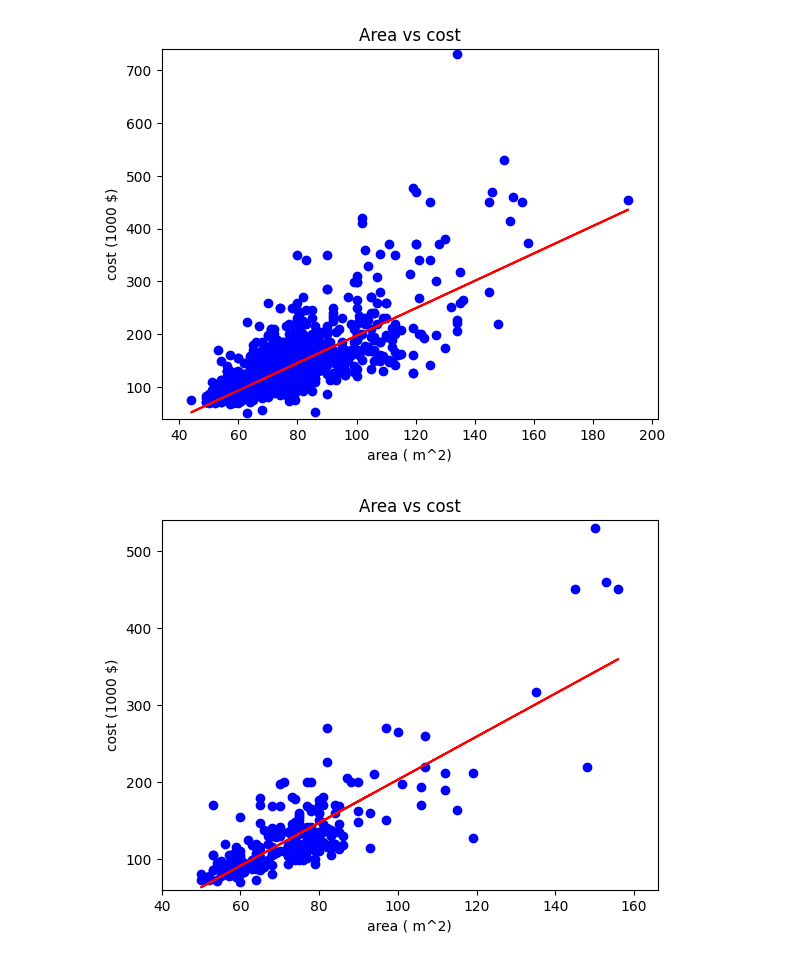
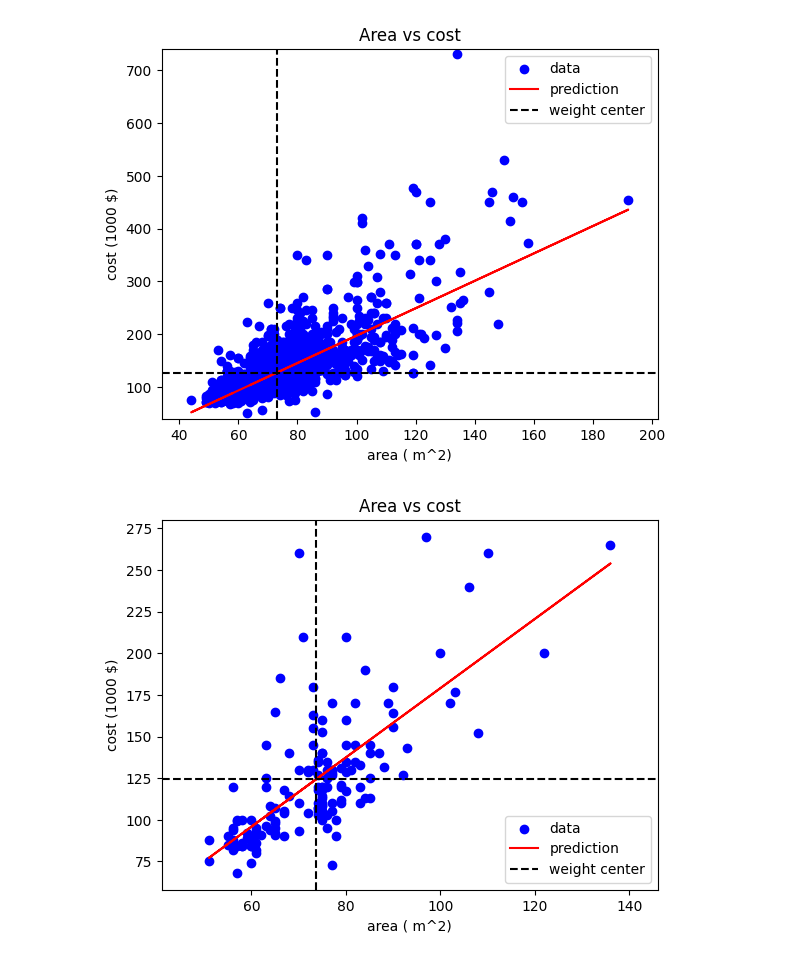
Before and after one commit to SmeysyaHromche/0MS, a Jupyter notebook: slr.ipynb, the cells around one changed output. Saved outputs shown, nothing was run; the diff lists cells and outputs as text; code cells hidden in the pictures.

```diff
--- a/slr.ipynb
+++ b/slr.ipynb
@@ -9,7 +9,7 @@ class SLR():
     '''
 
     Class for implementing a Simple Linear Regression(SLR) algorithm
-    based on data on the ratio of sizes and prices of apartments in Moscow
+    based on data on the ratio of floats sizes and prices
 
 
     '''
@@ -24,10 +24,9 @@ class SLR():
             _solution [pd.DataFrame]: dataframe with experiments output
 
         '''
-        self.PATH_TO_DATASET = 'dataset/flats_moscow.csv'
+        self.PATH_TO_DATASET = 'dataset/flats.csv'
         self._dataset= pd.DataFrame()
         self._solution = pd.DataFrame(columns=['sample_size', 'Y', 'Pr Y', 'A', 'B', 'E', 'X*E', 'r', 'R^2'])
-        self._exp_cnt = 1
 
 
     def LoadDataSet(self)->None:
@@ -94,23 +93,27 @@ class SLR():
             viz_with_err [bool]: vizualization with error relation between original and predict Y
         '''
 
-        plt.scatter(x, y, marker='o', color='blue')  # original relation
+        plt.scatter(x, y, marker='o', color='blue', label='data')  # original relation
 
         plt.axis([x.min()-10, x.max()+10, y.min()-10, y.max()+10])
 
-        plt.plot(x, y_predict, color='red')  # prediction
+        plt.plot(x, y_predict, color='red', label='prediction')  # prediction
 
         if with_err:  # viz relation between predicted and real Y
             point = 0
+            lab = 'error'
             for x_it, y_it, y_pr_it, e_it in np.nditer([x, y, y_predict, e]):  # one time iteration on many np arrays
                 point += 1
                 print(f'Point {point}: y_original={y_it}, y_predict={y_pr_it}, error={e_it}')
-                plt.plot([x_it, x_it], [y_pr_it, y_pr_it+e_it], color='green')  # e = y_real - y_predict
+                plt.plot([x_it, x_it], [y_pr_it, y_pr_it+e_it], color='green', label=lab)  # e = y_real - y_predict
+                lab=None
+        plt.axhline(y=np.mean(y), color='black', linestyle='--', label='weight center')
+        plt.axvline(x=np.mean(x), color='black', linestyle='--')
 
         plt.xlabel('area ( m^2)')
         plt.ylabel('cost (1000 $)')
         plt.title('Area vs cost')
-
+        plt.legend()
         plt.show()
 
     def _LinearRelation(self, x:np.array, y:np.array, x_avg:float, y_avg:float)->tuple[float, float, np.array]:
@@ -166,7 +169,7 @@ class SLR():
 
         Return:
 
-            [float]: correlation coeficient
+            [float]: sample correlation coeficient
             [float]: coeficient of Determination
 
         '''
@@ -257,8 +260,7 @@ class SLR():
             if count == 1:  # vizual for only one experiment
                 self._Vizualization(x, y, y_predict, e, viz_with_err)
 
-        self._solution.to_excel(f'solutions/Experiment_{self._exp_cnt}.xlsx', index=True)  # store output
-        self._exp_cnt += 1
+        self._solution.to_excel(f'solutions/Experiment.xlsx', index=True)  # store output
 # %%
 # Prepare data
 
@@ -271,14 +273,14 @@ SLR_solution.LoadDataSet()
 
 SLR_solution.Experiment(count=1, full_dataset=True, random_sampling=False, cnt_sample=0, viz_with_err=False)
 # %% [output]
-[figure, old version]
+[figure, new version]
 # %%
 # Experiment № 2
 # Description: SLR with datasets sample
 
-SLR_solution.Experiment(count=1, full_dataset=False, random_sampling=True, cnt_sample=0, viz_with_err=False)
+SLR_solution.Experiment(count=1, full_dataset=False, random_sampling=False, cnt_sample=150, viz_with_err=False)
 # %% [output]
-[figure, old version]
+[figure, new version]
 # %%
 # Experiment № 3
 # Description: SLR with datasets sample
```
Also changed, not shown: parts of 1 cell of this notebook, 7 other files.
